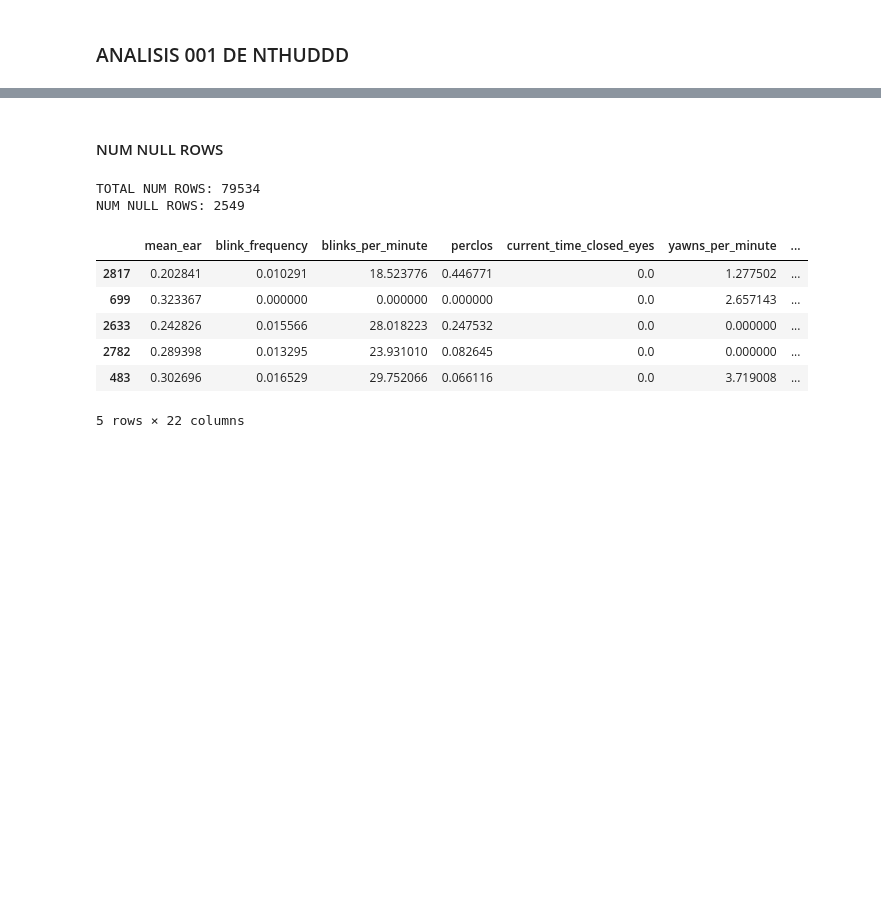
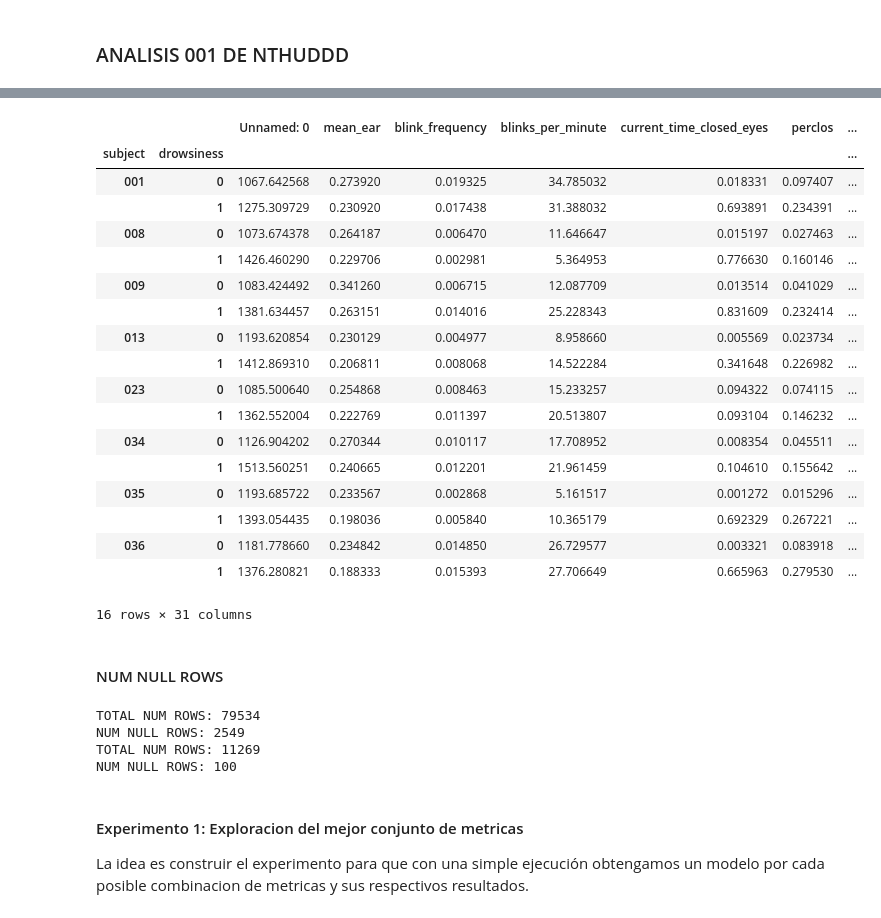
Before and after one commit to vidyc/Driver-Drowsiness-Detection-TFG, a Jupyter notebook: Analisis_modelos.ipynb, the cells around one changed output, grey strips where cells are left out. Cells and saved outputs as stored; diff of their text form; code cells hidden in the pictures; blank space fills up the shorter version.

```diff
--- a/Untitled-1.ipynb
+++ b/Analisis_modelos.ipynb
@@ -445,21 +445,3 @@ shap.summary_plot(shap_values, features=x_test, feature_names=x_test.columns)
 [figure]
 # %% [markdown]
 ### ANALISIS 001 DE NTHUDDD
-# %%
-path = "NTHUDDD_dataset/"
-label = "drowsiness"
-df_list = []
-for filename in os.listdir(path):
-    if "night" not in filename:
-        print(filename)
-        file = os.path.join(path, filename)
-        df = pd.read_csv(file)
-
-        file_data = filename.split("_")
-        df["subject"] = filename[:3]
-        df["scenario"] = file_data[1]
-        df["state"] = file_data[2][:-4]
-        df_list.append(df)
-
-big_df = pd.concat(df_list).drop("Unnamed: 0", axis=1)
-big_df.head()
@@ -515,19 +508,50 @@ filtered_big_df.groupby(["subject", label]).mean()
+# %%
+filtered_train_big_df = train_big_df.copy()
+filtered_test_big_df = test_big_df.copy()
+filtered_train_big_df = filtered_train_big_df[filtered_train_big_df["scenario"] == "noglasses"]
+filtered_train_big_df = filtered_train_big_df[filtered_train_big_df["subject"].isin(["001", "008", "009", "013", "023", "034", "035", "036"]) ]
+# filtered_big_df = filtered_big_df[filtered_big_df["subject"].isin(["011"]) ]
+
+filtered_test_big_df = filtered_test_big_df[filtered_test_big_df["scenario"] == "noglasses"]
+filtered_test_big_df = filtered_test_big_df[filtered_test_big_df["subject"].isin(["011", "016"])]
+# filtered_test_big_df = filtered_test_big_df[filtered_test_big_df["subject"].isin(["003", "010", "011", "014", "016", "017", "018"])]
+filtered_train_big_df.groupby(["subject", label]).mean()
+# %% [output]
+|  |  | Unnamed: 0 | mean_ear | blink_frequency | blinks_per_minute | current_time_closed_eyes | perclos | ... |
+| subject | drowsiness |  |  |  |  |  |  | ... |
+| 001 | 0 | 1067.642568 | 0.273920 | 0.019325 | 34.785032 | 0.018331 | 0.097407 | ... |
+|  | 1 | 1275.309729 | 0.230920 | 0.017438 | 31.388032 | 0.693891 | 0.234391 | ... |
+| 008 | 0 | 1073.674378 | 0.264187 | 0.006470 | 11.646647 | 0.015197 | 0.027463 | ... |
+|  | 1 | 1426.460290 | 0.229706 | 0.002981 | 5.364953 | 0.776630 | 0.160146 | ... |
+| 009 | 0 | 1083.424492 | 0.341260 | 0.006715 | 12.087709 | 0.013514 | 0.041029 | ... |
+|  | 1 | 1381.634457 | 0.263151 | 0.014016 | 25.228343 | 0.831609 | 0.232414 | ... |
+| 013 | 0 | 1193.620854 | 0.230129 | 0.004977 | 8.958660 | 0.005569 | 0.023734 | ... |
+|  | 1 | 1412.869310 | 0.206811 | 0.008068 | 14.522284 | 0.341648 | 0.226982 | ... |
+| 023 | 0 | 1085.500640 | 0.254868 | 0.008463 | 15.233257 | 0.094322 | 0.074115 | ... |
+|  | 1 | 1362.552004 | 0.222769 | 0.011397 | 20.513807 | 0.093104 | 0.146232 | ... |
+| 034 | 0 | 1126.904202 | 0.270344 | 0.010117 | 17.708952 | 0.008354 | 0.045511 | ... |
+|  | 1 | 1513.560251 | 0.240665 | 0.012201 | 21.961459 | 0.104610 | 0.155642 | ... |
+| 035 | 0 | 1193.685722 | 0.233567 | 0.002868 | 5.161517 | 0.001272 | 0.015296 | ... |
+|  | 1 | 1393.054435 | 0.198036 | 0.005840 | 10.365179 | 0.692329 | 0.267221 | ... |
+| 036 | 0 | 1181.778660 | 0.234842 | 0.014850 | 26.729577 | 0.003321 | 0.083918 | ... |
+|  | 1 | 1376.280821 | 0.188333 | 0.015393 | 27.706649 | 0.665963 | 0.279530 | ... |
+16 rows × 31 columns
 # %% [markdown]
 #### NUM NULL ROWS
 # %%
-print(f"TOTAL NUM ROWS: {filtered_big_df.shape[0]}")
-print(f"NUM NULL ROWS: {filtered_big_df.shape[0] - filtered_big_df.dropna().shape[0]}")
+print(f"TOTAL NUM ROWS: {filtered_train_big_df.shape[0]}")
+print(f"NUM NULL ROWS: {filtered_train_big_df.shape[0] - filtered_train_big_df.dropna().shape[0]}")
+train_big_df_nonull = filtered_train_big_df.dropna().sample(frac=1)
+
+print(f"TOTAL NUM ROWS: {filtered_test_big_df.shape[0]}")
+print(f"NUM NULL ROWS: {filtered_test_big_df.shape[0] - filtered_test_big_df.dropna().shape[0]}")
+test_big_df_nonull = filtered_test_big_df.dropna().sample(frac=1)
 # %% [output]
 TOTAL NUM ROWS: 79534
 NUM NULL ROWS: 2549
+TOTAL NUM ROWS: 11269
+NUM NULL ROWS: 100
-# %%
-big_df_nonull = filtered_big_df.dropna().sample(frac=1)
-big_df_nonull.head()
-# %% [output]
-|  | mean_ear | blink_frequency | blinks_per_minute | perclos | current_time_closed_eyes | yawns_per_minute | ... |
-| 2817 | 0.202841 | 0.010291 | 18.523776 | 0.446771 | 0.0 | 1.277502 | ... |
-| 699 | 0.323367 | 0.000000 | 0.000000 | 0.000000 | 0.0 | 2.657143 | ... |
-| 2633 | 0.242826 | 0.015566 | 28.018223 | 0.247532 | 0.0 | 0.000000 | ... |
-| 2782 | 0.289398 | 0.013295 | 23.931010 | 0.082645 | 0.0 | 0.000000 | ... |
-| 483 | 0.302696 | 0.016529 | 29.752066 | 0.066116 | 0.0 | 3.719008 | ... |
-5 rows × 22 columns
+# %% [markdown]
+#### Experimento 1: Exploracion del mejor conjunto de metricas
+
+La idea es construir el experimento para que con una simple ejecución obtengamos un modelo por cada posible combinacion de metricas y sus respectivos resultados.
```
Also changed, not shown: parts of 15 cells of this notebook, 9 other files.
